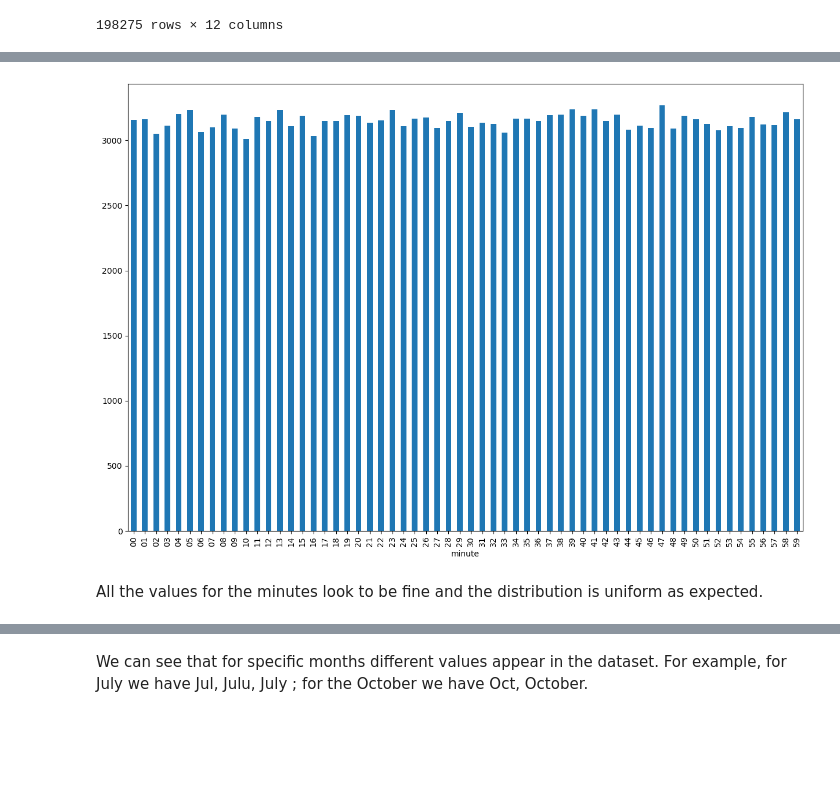
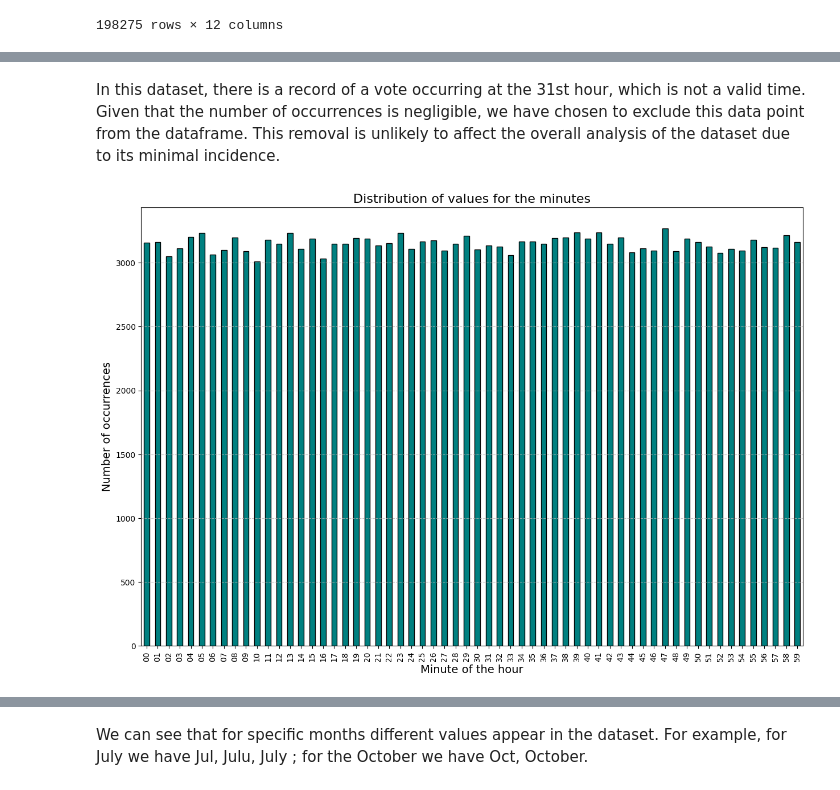
Before and after one commit to epfl-ada/ada-2023-project-thedatafreaks, a Jupyter notebook: notebooks/data_exploration.ipynb, the cells around one changed output, grey strips where cells are left out. Drawn from its saved outputs; the diff is of its cells as text; code cells hidden in the pictures; blank space fills up the shorter version.

```diff
--- a/notebooks/data_exploration.ipynb
+++ b/notebooks/data_exploration.ipynb
@@ -108,12 +109,0 @@ We can see here that we have a voting date where the vote took place at the hour
-# %%
-#Set the date to empty for the row where the hour is 31
-new_df.loc[new_df['hour'] == '31', 'hour'] = ''
-new_df[new_df['hour'] == '31']
-
-#Plot the distribution of the values for the minutes with histogram
-new_df['minute'].value_counts().sort_index().plot(kind='bar' , figsize=(15,10))
-plt.show()
-# %% [output]
-[figure, removed]
-# %% [markdown]
-All the values for the minutes look to be fine and the distribution is uniform as expected.
@@ -119,0 +113,17 @@ All the values for the minutes look to be fine and the distribution is uniform a
+# %% [markdown]
+In this dataset, there is a record of a vote occurring at the 31st hour, which is not a valid time. Given that the number of occurrences is negligible, we have chosen to exclude this data point from the dataframe. This removal is unlikely to affect the overall analysis of the dataset due to its minimal incidence.
+# %%
+# Set the figure size for better visibility
+plt.figure(figsize=(15, 10))
+
+ax = new_df['minute'].value_counts().sort_index().plot(kind='bar', color='teal', edgecolor='black')
+
+ax.set_xlabel('Minute of the hour', fontsize=14)
+ax.set_ylabel('Number of occurrences', fontsize=14)
+ax.set_title('Distribution of values for the minutes', fontsize=16)
+
+plt.grid(axis='y', linestyle='--', alpha=0.7)
+
+plt.show()
+# %% [output]
+[figure, added]
```
Also changed, not shown: parts of 27 cells of this notebook, 3 other files.
